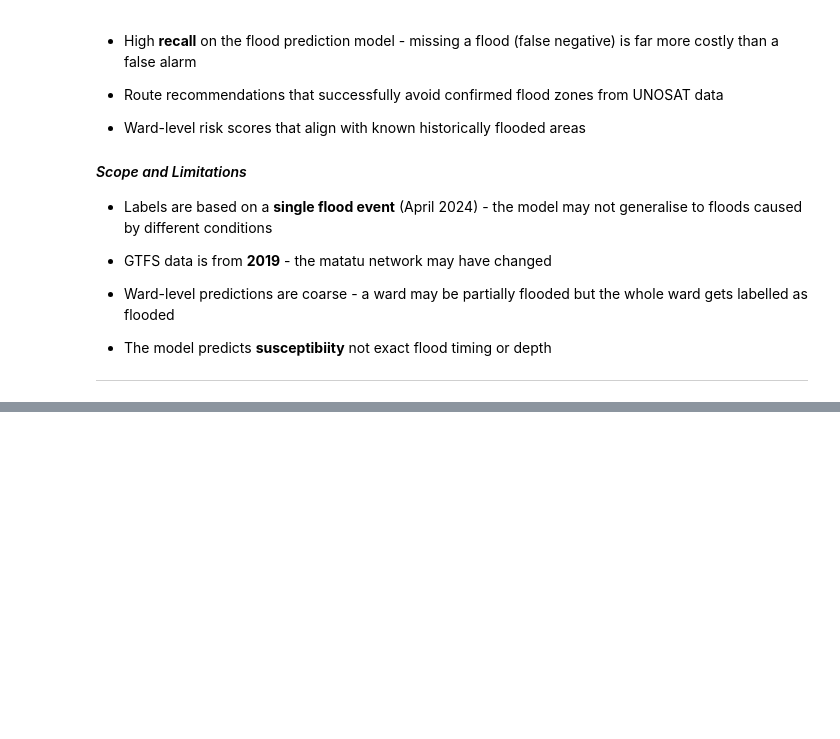
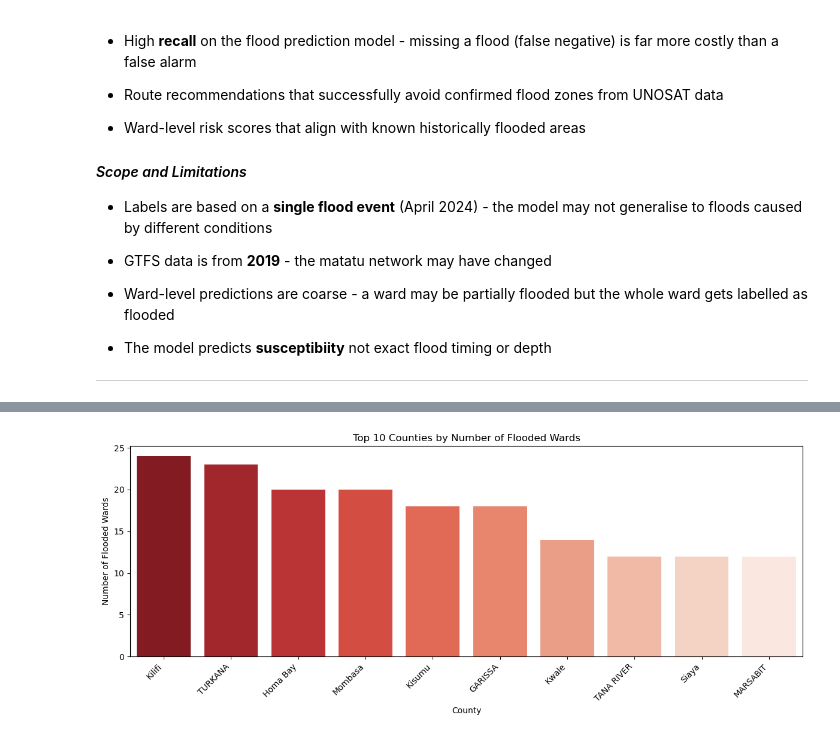
Before and after one commit to NgundoMuithya/Nairobi_Flood_Guard_AI, a Jupyter notebook: notebook.ipynb, the cells around one changed output, grey strips where cells are left out. Saved outputs shown, nothing was run; the diff lists cells and outputs as text; code cells hidden in the pictures; blank space fills up the shorter version.

```diff
--- a/notebook.ipynb
+++ b/notebook.ipynb
@@ -127,0 +284,18 @@ df.head()
+# %%
+# Top 10 most flooded counties
+county_flood = df.groupby('county')['flooded'].agg(['sum', 'count'])
+county_flood.columns = ['flooded_wards', 'total_wards']
+county_flood['flood_rate'] = county_flood['flooded_wards'] / county_flood['total_wards']
+county_flood = county_flood.sort_values('flooded_wards', ascending=False).head(10)
+
+fig, ax = plt.subplots(figsize=(12, 5))
+sns.barplot(x=county_flood.index, y='flooded_wards', hue=county_flood.index, data=county_flood,
+            palette='Reds_r', ax=ax, legend=False)
+ax.set_title('Top 10 Counties by Number of Flooded Wards')
+ax.set_xlabel('County')
+ax.set_ylabel('Number of Flooded Wards')
+plt.xticks(rotation=45, ha='right')
+plt.tight_layout()
+plt.show()
+# %% [output]
+[figure, added]
```
Also changed, not shown: parts of 12 cells of this notebook.
